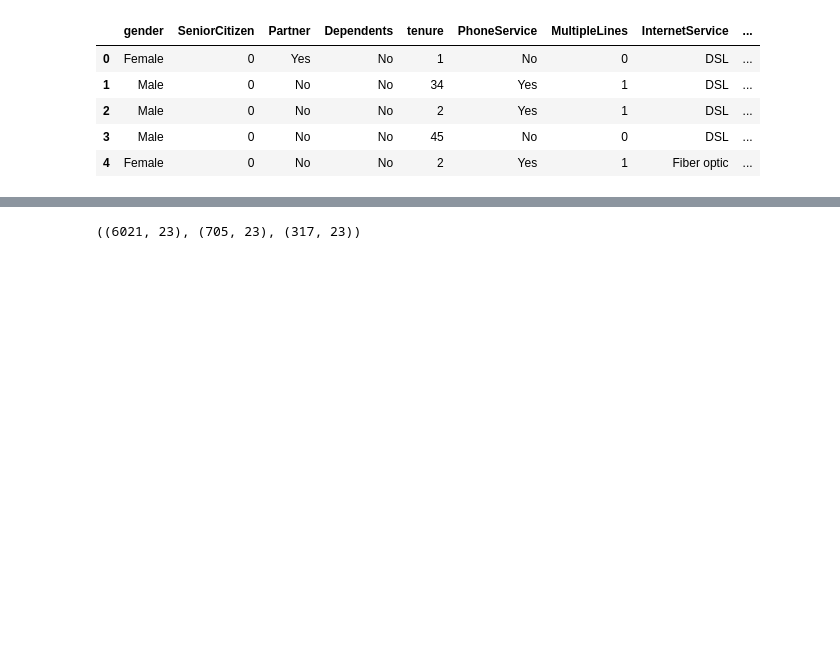
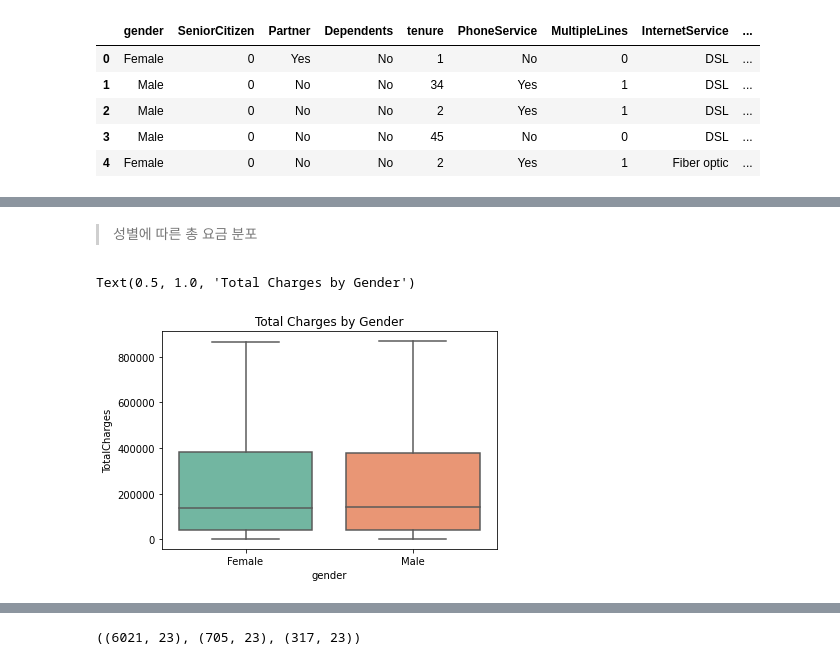
Before and after one commit to threegenie/churn_project, a Jupyter notebook: telco_customer_churn.ipynb, the cells around one changed output, grey strips where cells are left out. Saved outputs shown, nothing was run; the diff lists cells and outputs as text; code cells hidden in the pictures; blank space fills up the shorter version.

```diff
--- a/telco_customer_churn.ipynb
+++ b/telco_customer_churn.ipynb
@@ -126,0 +180,13 @@ df.head()
+# %% [markdown]
+> 성별에 따른 총 요금 분포
+# %%
+sns.boxplot(
+    x = 'gender',
+    y = 'TotalCharges',
+    data = df,
+    palette='Set2'
+)
+plt.title('Total Charges by Gender')
+# %% [output]
+Text(0.5, 1.0, 'Total Charges by Gender')
+[figure, added]
```
Also changed, not shown: parts of 49 cells of this notebook.
